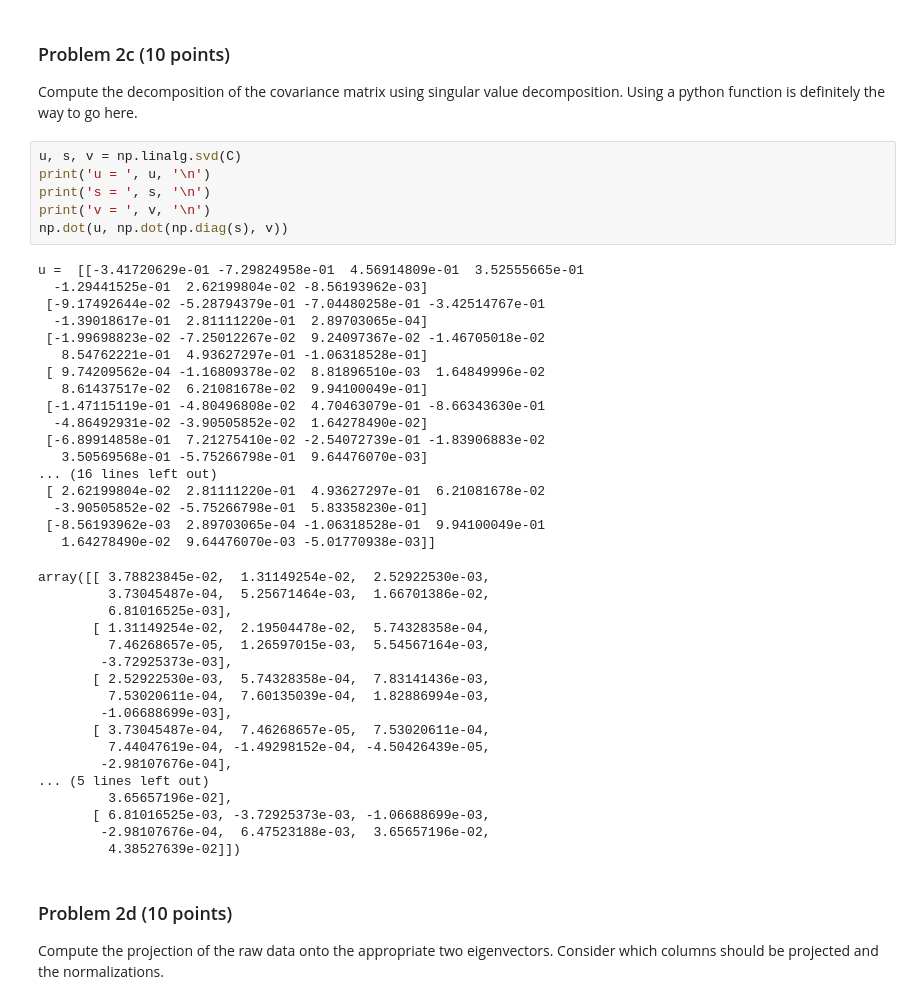
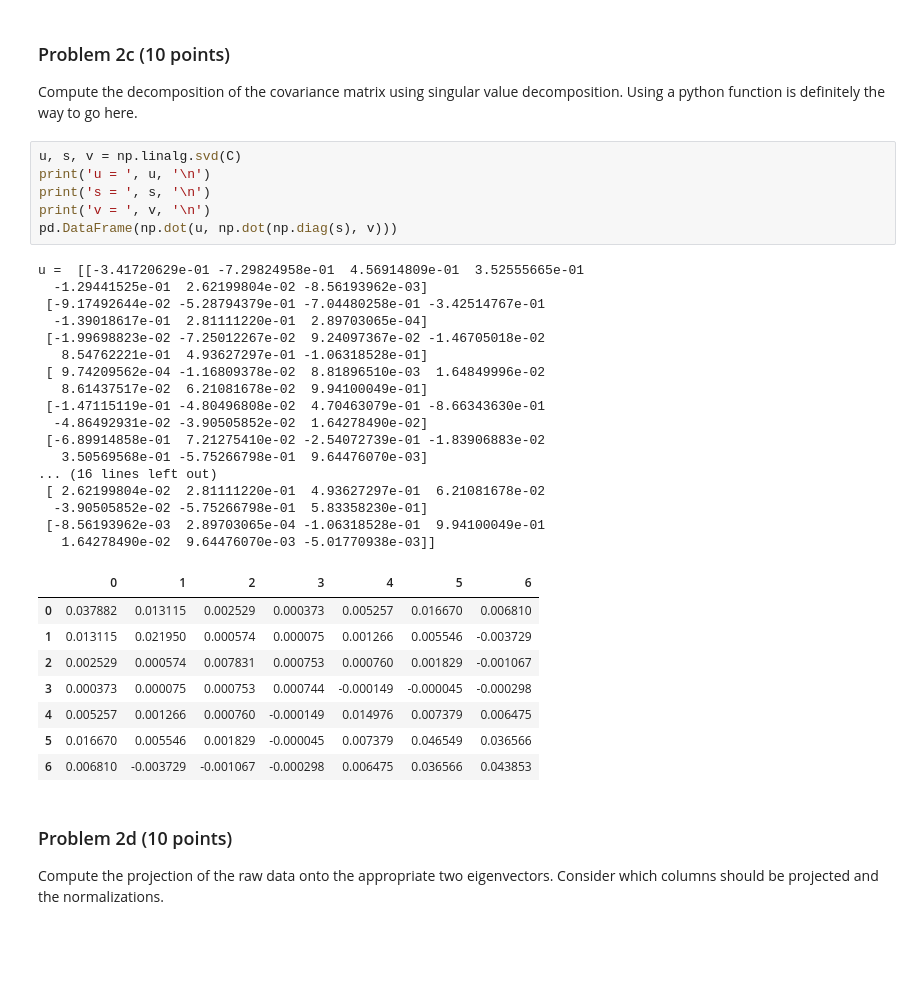
Before and after one commit to paulmattheww/Harvard-CS82-Advanced-ML, a Jupyter notebook: Assignments/CSCI E-82 Assignment 1.ipynb, the cells around one changed output. Drawn from its saved outputs; the diff is of its cells as text; blank space fills up the shorter version.

```diff
--- a/Assignments/CSCI E-82 Assignment 1.ipynb
+++ b/Assignments/CSCI E-82 Assignment 1.ipynb
@@ -148,44 +148,35 @@ Compute the decomposition of the covariance matrix using singular value decompos
 # %%
 u, s, v = np.linalg.svd(C)
 print('u = ', u, '\n')
 print('s = ', s, '\n')
 print('v = ', v, '\n')
-np.dot(u, np.dot(np.diag(s), v))
+pd.DataFrame(np.dot(u, np.dot(np.diag(s), v)))
 # %% [output]
 u =  [[-3.41720629e-01 -7.29824958e-01  4.56914809e-01  3.52555665e-01
   -1.29441525e-01  2.62199804e-02 -8.56193962e-03]
  [-9.17492644e-02 -5.28794379e-01 -7.04480258e-01 -3.42514767e-01
   -1.39018617e-01  2.81111220e-01  2.89703065e-04]
  [-1.99698823e-02 -7.25012267e-02  9.24097367e-02 -1.46705018e-02
    8.54762221e-01  4.93627297e-01 -1.06318528e-01]
  [ 9.74209562e-04 -1.16809378e-02  8.81896510e-03  1.64849996e-02
    8.61437517e-02  6.21081678e-02  9.94100049e-01]
  [-1.47115119e-01 -4.80496808e-02  4.70463079e-01 -8.66343630e-01
   -4.86492931e-02 -3.90505852e-02  1.64278490e-02]
  [-6.89914858e-01  7.21275410e-02 -2.54072739e-01 -1.83906883e-02
    3.50569568e-01 -5.75266798e-01  9.64476070e-03]
 ... (16 lines left out)
  [ 2.62199804e-02  2.81111220e-01  4.93627297e-01  6.21081678e-02
   -3.90505852e-02 -5.75266798e-01  5.83358230e-01]
  [-8.56193962e-03  2.89703065e-04 -1.06318528e-01  9.94100049e-01
    1.64278490e-02  9.64476070e-03 -5.01770938e-03]]
-array([[ 3.78823845e-02,  1.31149254e-02,  2.52922530e-03,
-         3.73045487e-04,  5.25671464e-03,  1.66701386e-02,
-         6.81016525e-03],
-       [ 1.31149254e-02,  2.19504478e-02,  5.74328358e-04,
-         7.46268657e-05,  1.26597015e-03,  5.54567164e-03,
-        -3.72925373e-03],
-       [ 2.52922530e-03,  5.74328358e-04,  7.83141436e-03,
-         7.53020611e-04,  7.60135039e-04,  1.82886994e-03,
-        -1.06688699e-03],
-       [ 3.73045487e-04,  7.46268657e-05,  7.53020611e-04,
-         7.44047619e-04, -1.49298152e-04, -4.50426439e-05,
-        -2.98107676e-04],
-... (5 lines left out)
-         3.65657196e-02],
-       [ 6.81016525e-03, -3.72925373e-03, -1.06688699e-03,
-        -2.98107676e-04,  6.47523188e-03,  3.65657196e-02,
-         4.38527639e-02]])
+|  | 0 | 1 | 2 | 3 | 4 | 5 | 6 |
+| 0 | 0.037882 | 0.013115 | 0.002529 | 0.000373 | 0.005257 | 0.016670 | 0.006810 |
+| 1 | 0.013115 | 0.021950 | 0.000574 | 0.000075 | 0.001266 | 0.005546 | -0.003729 |
+| 2 | 0.002529 | 0.000574 | 0.007831 | 0.000753 | 0.000760 | 0.001829 | -0.001067 |
+| 3 | 0.000373 | 0.000075 | 0.000753 | 0.000744 | -0.000149 | -0.000045 | -0.000298 |
+| 4 | 0.005257 | 0.001266 | 0.000760 | -0.000149 | 0.014976 | 0.007379 | 0.006475 |
+| 5 | 0.016670 | 0.005546 | 0.001829 | -0.000045 | 0.007379 | 0.046549 | 0.036566 |
+| 6 | 0.006810 | -0.003729 | -0.001067 | -0.000298 | 0.006475 | 0.036566 | 0.043853 |
 # %% [markdown]
 ### Problem 2d  (10 points)
 
```
Also changed, not shown: parts of 4 cells of this notebook.
